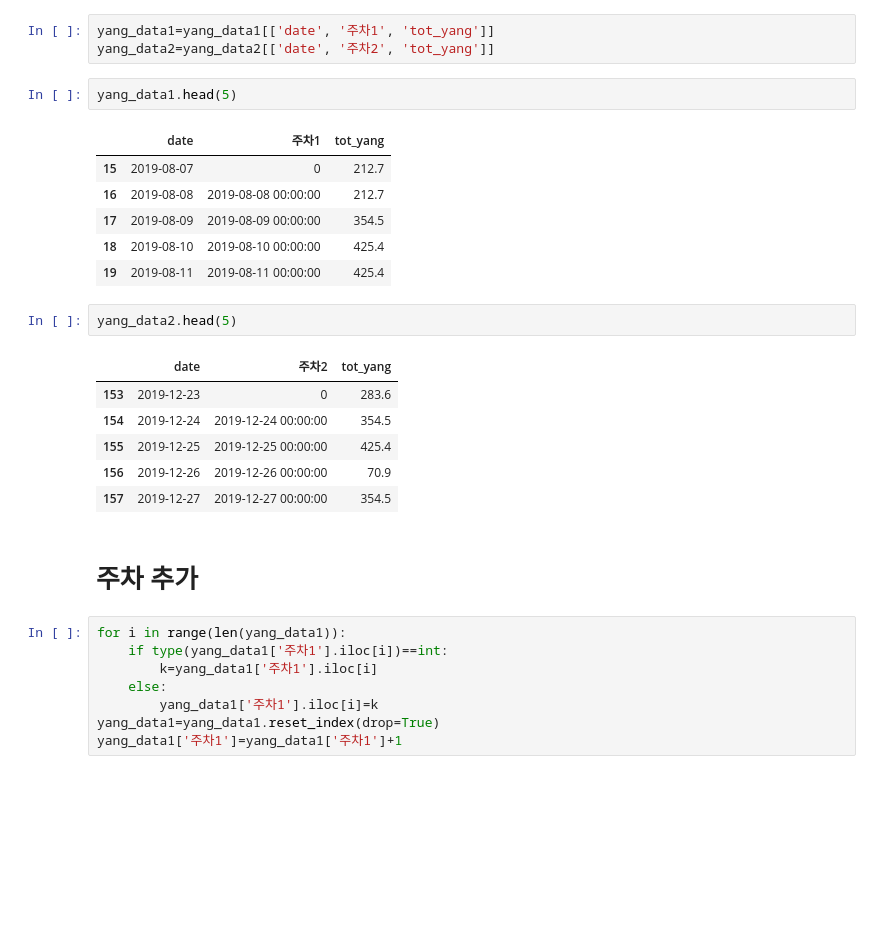
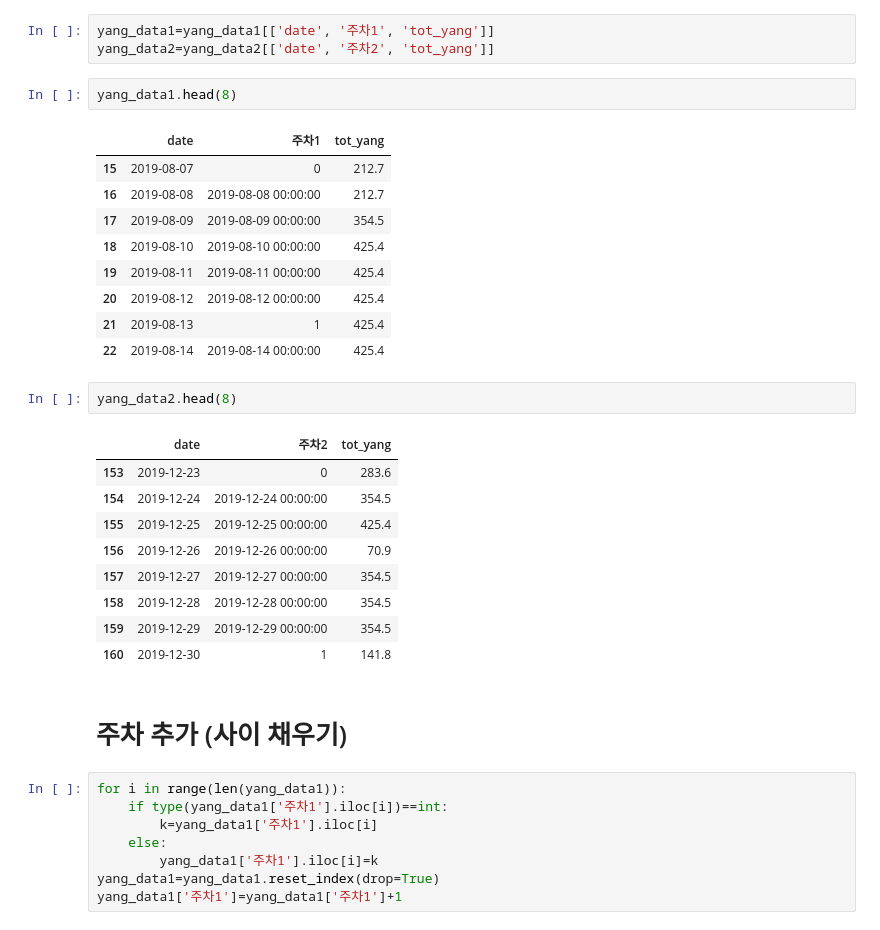
Before and after one commit to meucham11/nong_intern, a Jupyter notebook: 방울토마토/1920/아리울.ipynb, the cells around one changed output. Drawn from its saved outputs; the diff is of its cells as text; blank space fills up the shorter version.

```diff
--- a/방울토마토/1920/아리울.ipynb
+++ b/방울토마토/1920/아리울.ipynb
@@ -507,16 +507,19 @@ del yang_data2['주차1']
 yang_data1=yang_data1[['date', '주차1', 'tot_yang']]
 yang_data2=yang_data2[['date', '주차2', 'tot_yang']]
 # %%
-yang_data1.head(5)
+yang_data1.head(8)
 # %% [output]
 |  | date | 주차1 | tot_yang |
 | 15 | 2019-08-07 | 0 | 212.7 |
 | 16 | 2019-08-08 | 2019-08-08 00:00:00 | 212.7 |
 | 17 | 2019-08-09 | 2019-08-09 00:00:00 | 354.5 |
 | 18 | 2019-08-10 | 2019-08-10 00:00:00 | 425.4 |
 | 19 | 2019-08-11 | 2019-08-11 00:00:00 | 425.4 |
+| 20 | 2019-08-12 | 2019-08-12 00:00:00 | 425.4 |
+| 21 | 2019-08-13 | 1 | 425.4 |
+| 22 | 2019-08-14 | 2019-08-14 00:00:00 | 425.4 |
 # %%
-yang_data2.head(5)
+yang_data2.head(8)
 # %% [output]
 |  | date | 주차2 | tot_yang |
 | 153 | 2019-12-23 | 0 | 283.6 |
@@ -524,8 +527,11 @@ yang_data2.head(5)
 | 155 | 2019-12-25 | 2019-12-25 00:00:00 | 425.4 |
 | 156 | 2019-12-26 | 2019-12-26 00:00:00 | 70.9 |
 | 157 | 2019-12-27 | 2019-12-27 00:00:00 | 354.5 |
+| 158 | 2019-12-28 | 2019-12-28 00:00:00 | 354.5 |
+| 159 | 2019-12-29 | 2019-12-29 00:00:00 | 354.5 |
+| 160 | 2019-12-30 | 1 | 141.8 |
 # %% [markdown]
-# 주차 추가
+# 주차 추가  (사이 채우기)
 # %%
 for i in range(len(yang_data1)):
     if type(yang_data1['주차1'].iloc[i])==int:
```
Also changed, not shown: parts of 13 cells of this notebook.
